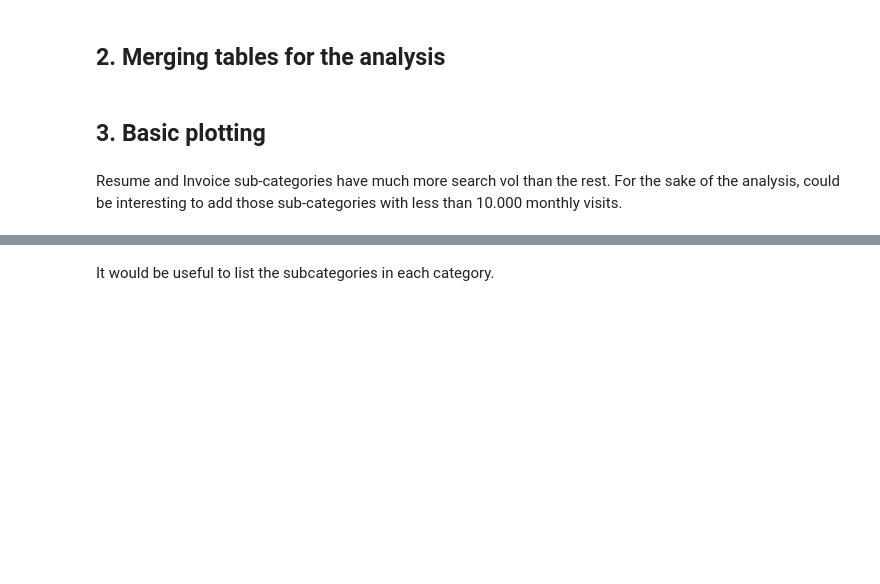
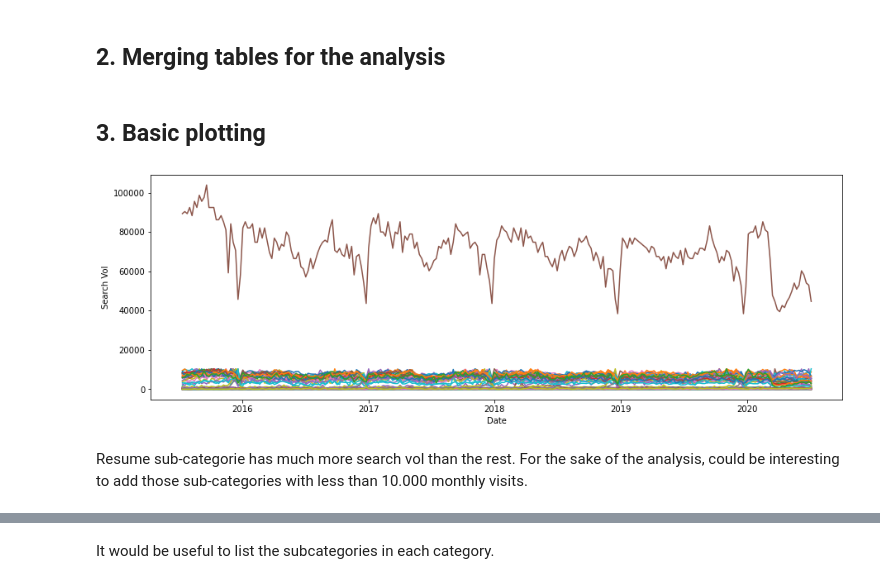
Before and after one commit to pepenunez/product-analytics, a Jupyter notebook: data-analysis.ipynb, the cells around one changed output, grey strips where cells are left out. Drawn from its saved outputs; the diff is of its cells as text; code cells hidden in the pictures; blank space fills up the shorter version.

Commit message:
data-analysis

```diff
--- a/data-analysis.ipynb
+++ b/data-analysis.ipynb
@@ -60,19 +61,29 @@ trends['Instagram Ad']
 261 rows × 11 columns
 # %% [markdown]
 ## 2. Merging tables for the analysis
+# %%
+for sub in trends:
+    try:
+        trends[sub]['Date'] = pd.to_datetime(trends[sub]['Date'])
+    except:
+        pass
 # %% [markdown]
 ## 3. Basic plotting
 # %%
 # Volume of searchs
 plt.figure(figsize=(15,5))
 
 for sub in trends:
-
+    try:
     # Create a graph with the volume of searches
-    ax = sns.lineplot(data=trends[sub],
-                  x='Date',
-                  y='Search Vol (min)')
+        ax = sns.lineplot(data=trends[sub],
+                          x='Date',
+                          y='Search Vol')
+    except:
+        pass
+# %% [output]
+[figure, added]
 # %% [markdown]
-Resume and Invoice sub-categories have much more search vol than the rest. For the sake of the analysis, could be interesting to add those sub-categories with less than 10.000 monthly visits.
+Resume sub-categorie has much more search vol than the rest. For the sake of the analysis, could be interesting to add those sub-categories with less than 10.000 monthly visits.
 # %%
 # Same plot with subcategories with less than 10.000 monthly searches on average
```
Also changed, not shown: parts of 22 cells of this notebook, 1 other file.
